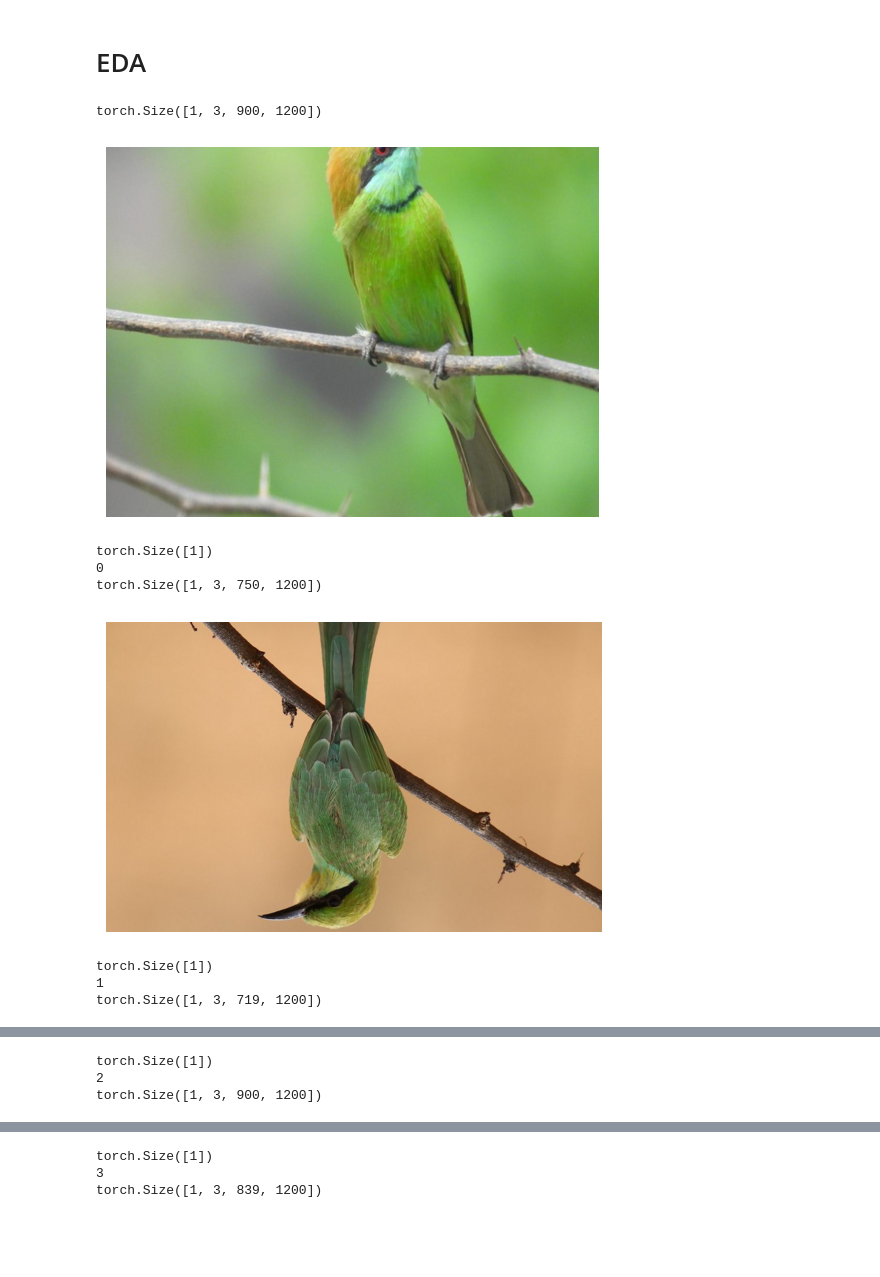
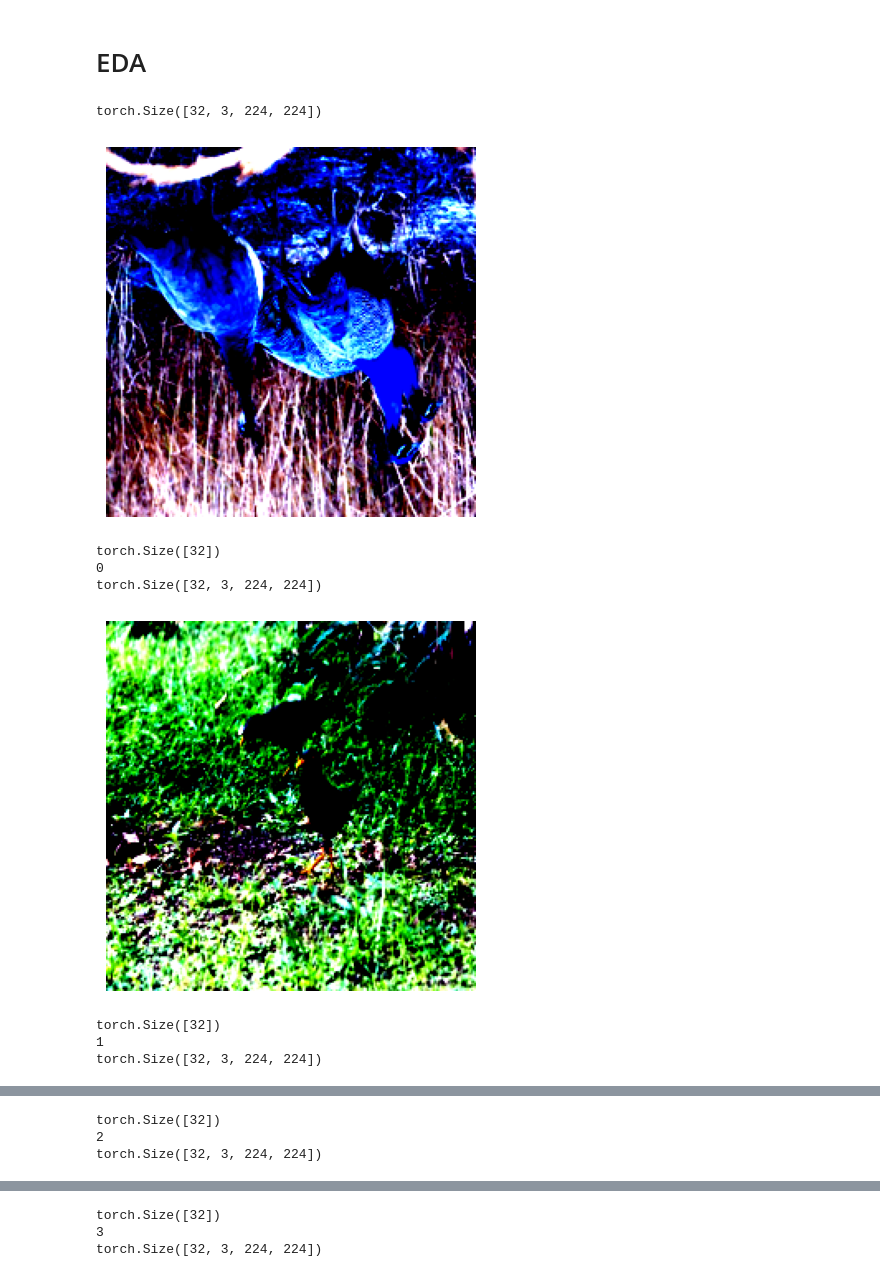
Before and after one commit to RISHIT7/Bird-Species-Classification, a Jupyter notebook: notebooks/DataPreprocessing.ipynb, the cells around one changed output, grey strips where cells are left out. Drawn from its saved outputs; the diff is of its cells as text; code cells hidden in the pictures; blank space fills up the shorter version.

```diff
--- a/notebooks/DataPreprocessing.ipynb
+++ b/notebooks/DataPreprocessing.ipynb
@@ -137,6 +170,14 @@ transform = transforms.Compose([
+# %%
+transform = transforms.Compose([
+    transforms.Resize((224, 224)),
+    transforms.ToTensor(),
+    transforms.Normalize(mean=[0.4838, 0.493, 0.4104], std=[0.1881, 0.1875, 0.1886])
+])
 # %%
 root_dir = "/kaggle/input/identify-the-birds/Birds"
 train_dir = os.path.join(root_dir, "train")
 
 dataset = ImageDataset(root_dir=train_dir, transform=transform)
-dataloader = DataLoader(dataset, batch_size=1)
+
+labels = dataset.labels
+split = StratifiedShuffleSplit(n_splits=1, test_size=0.2, random_state=42)
@@ -143,26 +186,33 @@ dataloader = DataLoader(dataset, batch_size=1)
+# %%
+for train_idx, test_idx in split.split(dataset.image_paths, labels):
+    train_dataset = Subset(dataset, train_idx)
+    test_dataset = Subset(dataset, test_idx)
+# %%
+train_loader = DataLoader(train_dataset, batch_size=32, shuffle=True)
+test_loader = DataLoader(test_dataset, batch_size=32, shuffle=False)
 # %% [markdown]
 # EDA
 # %%
-for idx, (images, labels) in enumerate(dataloader):
+for idx, (images, labels) in enumerate(train_loader):
     print(images.shape)
 
     # printing the image to see
     image_numpy = images[0].permute(1, 2, 0).numpy()
     plt.imshow(image_numpy)
     plt.axis('off')
     plt.show()
 
     print(labels.shape)
     print(idx)
     if (idx > 5):
         break
 # %% [output]
-torch.Size([1, 3, 900, 1200])
+torch.Size([32, 3, 224, 224])
-[figure, old version]
+[figure, new version]
-torch.Size([1])
+torch.Size([32])
 0
-torch.Size([1, 3, 750, 1200])
+torch.Size([32, 3, 224, 224])
-[figure, old version]
+[figure, new version]
-torch.Size([1])
+torch.Size([32])
 1
-torch.Size([1, 3, 719, 1200])
+torch.Size([32, 3, 224, 224])
@@ -170,3 +220,3 @@ torch.Size([1, 3, 719, 1200])
-torch.Size([1])
+torch.Size([32])
 2
-torch.Size([1, 3, 900, 1200])
+torch.Size([32, 3, 224, 224])
@@ -174,3 +224,3 @@ torch.Size([1, 3, 900, 1200])
-torch.Size([1])
+torch.Size([32])
 3
-torch.Size([1, 3, 839, 1200])
+torch.Size([32, 3, 224, 224])
```
Also changed, not shown: parts of 20 cells of this notebook.
